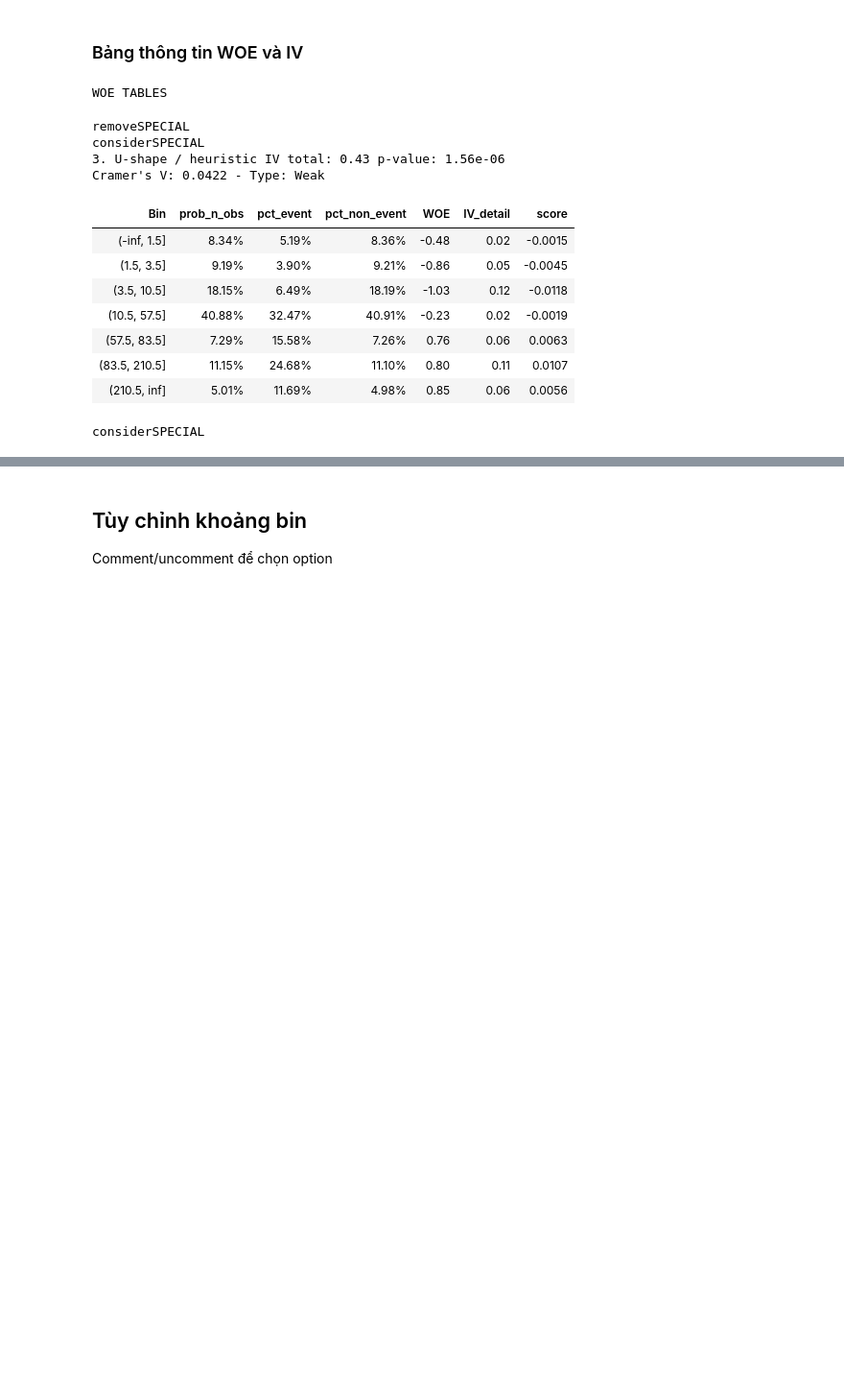
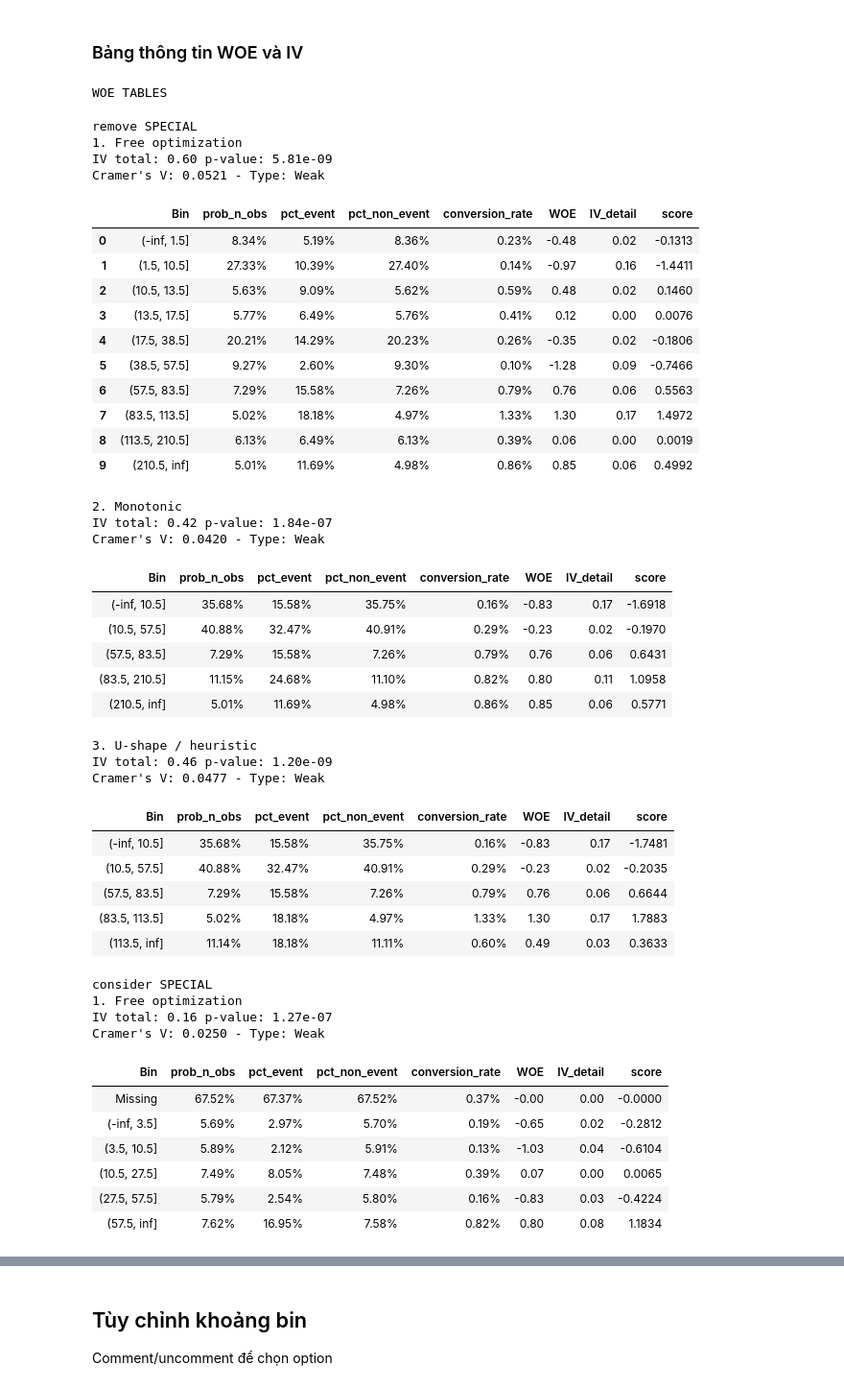
Before and after one commit to locluclak/AutoBinning_based_WOE_IV, a Jupyter notebook: autobinning_ver4.ipynb, the cells around one changed output, grey strips where cells are left out. Shown at 96% size. Drawn from its saved outputs; the diff is of its cells as text; code cells hidden in the pictures; blank space fills up the shorter version.

```diff
--- a/autobinning_ver4.ipynb
+++ b/autobinning_ver4.ipynb
@@ -19,13 +19,13 @@ MAX_BIN = 10
 MIN_BIN_SIZE = 0.05
 MAX_BIN_SIZE = 0.5
 MIN_DIFF_WOE = 0.01
-SPECIAL = ['MISSING', 0, 'SME']
+SPECIAL = ['MISSING',]
 # %% [markdown]
 ## Hàm hỗ trợ
 # %%
 OPTIONS = {
-    "1. Free optimization": "auto",
+    "1. Free optimization": None,
     "2. Monotonic": "auto_asc_desc",
-    "3. U-shape / heuristic": "auto_heuristic",
+    "3. U-shape / heuristic": "auto_peak_valley",
 }
 # %%
@@ -656,21 +840,55 @@ plot_options(results, feature)
 # %%
 woe_tables, html_code = display_woe_tables(
     results=results, create_woe_df_func=create_woe_df, render=False
 )
-grouped_html = display_grouped_woe_tables(html_code)
-display(HTML(grouped_html))
+# print(woe_tables.keys())
+# print(html_code)  # Print the first 500 characters of the HTML code for inspection
+# grouped_html = display_grouped_woe_tables(html_code)
+# display(HTML(html_code))
+organize_and_display_woe_tables(html_code, render=True)
 # %% [output]
 WOE TABLES
-removeSPECIAL
-considerSPECIAL
-3. U-shape / heuristic IV total: 0.43 p-value: 1.56e-06
-Cramer's V: 0.0422 - Type: Weak
+remove SPECIAL
+1. Free optimization
+IV total: 0.60 p-value: 5.81e-09
+Cramer's V: 0.0521 - Type: Weak
-| Bin | prob_n_obs | pct_event | pct_non_event | WOE | IV_detail | score |
-| (-inf, 1.5] | 8.34% | 5.19% | 8.36% | -0.48 | 0.02 | -0.0015 |
-| (1.5, 3.5] | 9.19% | 3.90% | 9.21% | -0.86 | 0.05 | -0.0045 |
-| (3.5, 10.5] | 18.15% | 6.49% | 18.19% | -1.03 | 0.12 | -0.0118 |
-| (10.5, 57.5] | 40.88% | 32.47% | 40.91% | -0.23 | 0.02 | -0.0019 |
-| (57.5, 83.5] | 7.29% | 15.58% | 7.26% | 0.76 | 0.06 | 0.0063 |
-| (83.5, 210.5] | 11.15% | 24.68% | 11.10% | 0.80 | 0.11 | 0.0107 |
-| (210.5, inf] | 5.01% | 11.69% | 4.98% | 0.85 | 0.06 | 0.0056 |
+|  | Bin | prob_n_obs | pct_event | pct_non_event | conversion_rate | WOE | IV_detail | score |
+| 0 | (-inf, 1.5] | 8.34% | 5.19% | 8.36% | 0.23% | -0.48 | 0.02 | -0.1313 |
+| 1 | (1.5, 10.5] | 27.33% | 10.39% | 27.40% | 0.14% | -0.97 | 0.16 | -1.4411 |
+| 2 | (10.5, 13.5] | 5.63% | 9.09% | 5.62% | 0.59% | 0.48 | 0.02 | 0.1460 |
+| 3 | (13.5, 17.5] | 5.77% | 6.49% | 5.76% | 0.41% | 0.12 | 0.00 | 0.0076 |
+| 4 | (17.5, 38.5] | 20.21% | 14.29% | 20.23% | 0.26% | -0.35 | 0.02 | -0.1806 |
+| 5 | (38.5, 57.5] | 9.27% | 2.60% | 9.30% | 0.10% | -1.28 | 0.09 | -0.7466 |
+| 6 | (57.5, 83.5] | 7.29% | 15.58% | 7.26% | 0.79% | 0.76 | 0.06 | 0.5563 |
+| 7 | (83.5, 113.5] | 5.02% | 18.18% | 4.97% | 1.33% | 1.30 | 0.17 | 1.4972 |
+| 8 | (113.5, 210.5] | 6.13% | 6.49% | 6.13% | 0.39% | 0.06 | 0.00 | 0.0019 |
+| 9 | (210.5, inf] | 5.01% | 11.69% | 4.98% | 0.86% | 0.85 | 0.06 | 0.4992 |
-considerSPECIAL
+2. Monotonic
+IV total: 0.42 p-value: 1.84e-07
+Cramer's V: 0.0420 - Type: Weak
+| Bin | prob_n_obs | pct_event | pct_non_event | conversion_rate | WOE | IV_detail | score |
+| (-inf, 10.5] | 35.68% | 15.58% | 35.75% | 0.16% | -0.83 | 0.17 | -1.6918 |
+| (10.5, 57.5] | 40.88% | 32.47% | 40.91% | 0.29% | -0.23 | 0.02 | -0.1970 |
+| (57.5, 83.5] | 7.29% | 15.58% | 7.26% | 0.79% | 0.76 | 0.06 | 0.6431 |
+| (83.5, 210.5] | 11.15% | 24.68% | 11.10% | 0.82% | 0.80 | 0.11 | 1.0958 |
+| (210.5, inf] | 5.01% | 11.69% | 4.98% | 0.86% | 0.85 | 0.06 | 0.5771 |
+3. U-shape / heuristic
+IV total: 0.46 p-value: 1.20e-09
+Cramer's V: 0.0477 - Type: Weak
+| Bin | prob_n_obs | pct_event | pct_non_event | conversion_rate | WOE | IV_detail | score |
+| (-inf, 10.5] | 35.68% | 15.58% | 35.75% | 0.16% | -0.83 | 0.17 | -1.7481 |
+| (10.5, 57.5] | 40.88% | 32.47% | 40.91% | 0.29% | -0.23 | 0.02 | -0.2035 |
+| (57.5, 83.5] | 7.29% | 15.58% | 7.26% | 0.79% | 0.76 | 0.06 | 0.6644 |
+| (83.5, 113.5] | 5.02% | 18.18% | 4.97% | 1.33% | 1.30 | 0.17 | 1.7883 |
+| (113.5, inf] | 11.14% | 18.18% | 11.11% | 0.60% | 0.49 | 0.03 | 0.3633 |
+consider SPECIAL
+1. Free optimization
+IV total: 0.16 p-value: 1.27e-07
+Cramer's V: 0.0250 - Type: Weak
+| Bin | prob_n_obs | pct_event | pct_non_event | conversion_rate | WOE | IV_detail | score |
+| Missing | 67.52% | 67.37% | 67.52% | 0.37% | -0.00 | 0.00 | -0.0000 |
+| (-inf, 3.5] | 5.69% | 2.97% | 5.70% | 0.19% | -0.65 | 0.02 | -0.2812 |
+| (3.5, 10.5] | 5.89% | 2.12% | 5.91% | 0.13% | -1.03 | 0.04 | -0.6104 |
+| (10.5, 27.5] | 7.49% | 8.05% | 7.48% | 0.39% | 0.07 | 0.00 | 0.0065 |
+| (27.5, 57.5] | 5.79% | 2.54% | 5.80% | 0.16% | -0.83 | 0.03 | -0.4224 |
+| (57.5, inf] | 7.62% | 16.95% | 7.58% | 0.82% | 0.80 | 0.08 | 1.1834 |
```
Also changed, not shown: parts of 11 cells of this notebook.
